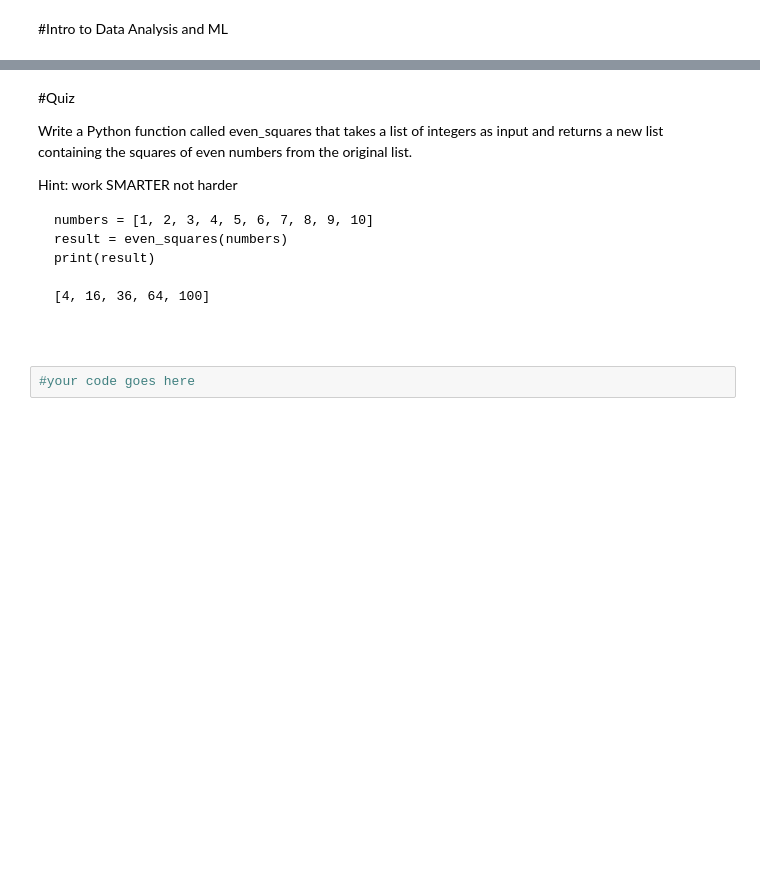
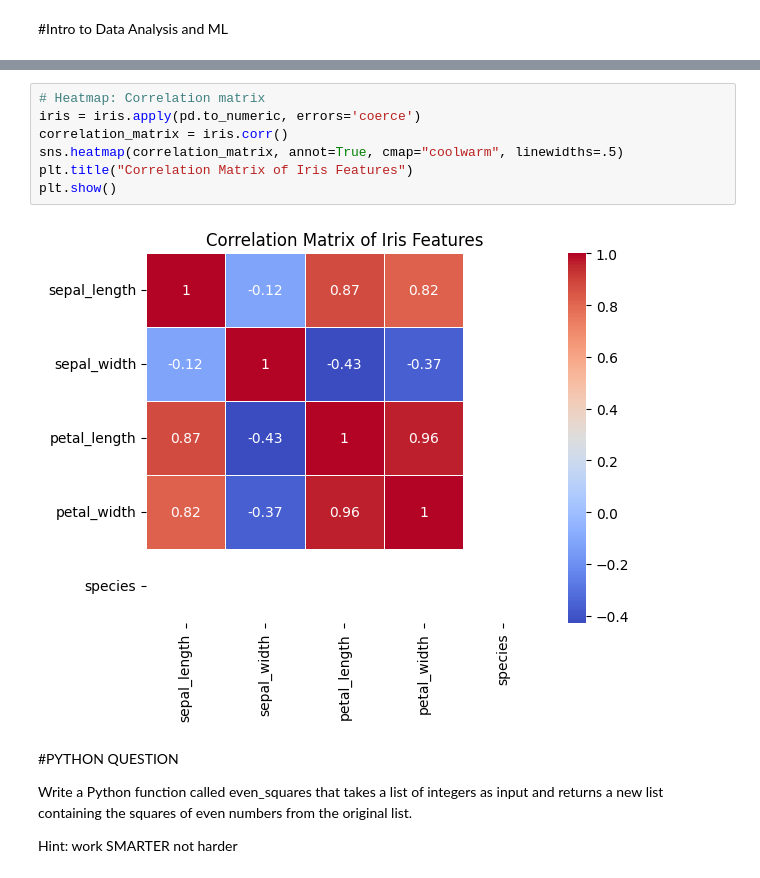
Before and after one commit to NajlaYM/Masar, a Jupyter notebook: PythonProject.ipynb, the cells around one changed output, grey strips where cells are left out. Cells and saved outputs as stored; diff of their text form; blank space fills up the shorter version.

````diff
--- a/PythonProject.ipynb
+++ b/PythonProject.ipynb
@@ -231,20 +310,15 @@ plt.show()
+# %%
+# Heatmap: Correlation matrix
+iris = iris.apply(pd.to_numeric, errors='coerce')
+correlation_matrix = iris.corr()
+sns.heatmap(correlation_matrix, annot=True, cmap="coolwarm", linewidths=.5)
+plt.title("Correlation Matrix of Iris Features")
+plt.show()
+# %% [output]
+[figure, added]
 # %% [markdown]
-#Quiz
+#PYTHON QUESTION
 
 Write a Python function called even_squares that takes a list of integers as input and returns a new list containing the squares of even numbers from the original list.
 
 Hint: work SMARTER not harder
-
-
-
-```
-numbers = [1, 2, 3, 4, 5, 6, 7, 8, 9, 10]
-result = even_squares(numbers)
-print(result)
-
-[4, 16, 36, 64, 100]
-
-
-```
-# %%
-#your code goes here
````
Also changed, not shown: parts of 21 cells of this notebook.
